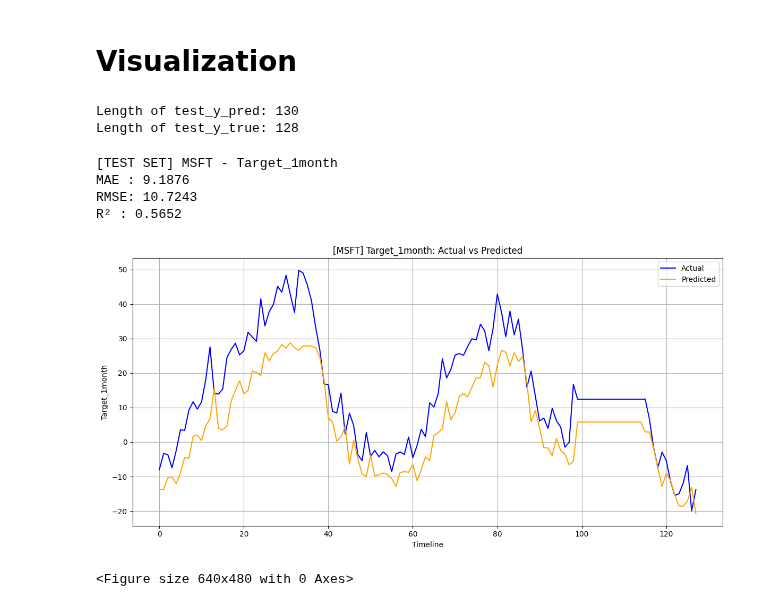
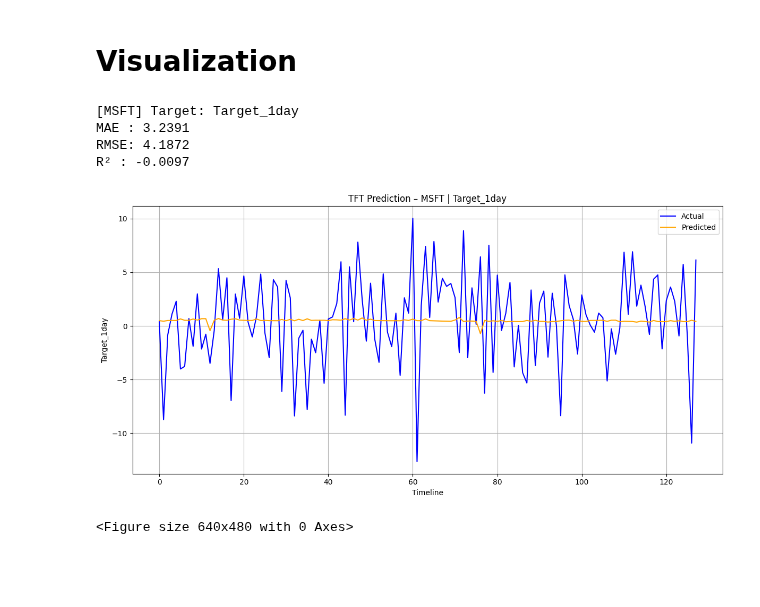
Before and after one commit to ManuelBagasina/DATCapstone, a Jupyter notebook: TFT.ipynb, the cells around one changed output. Drawn from its saved outputs; the diff is of its cells as text; code cells hidden in the pictures; blank space fills up the shorter version.

```diff
--- a/TFT.ipynb
+++ b/TFT.ipynb
@@ -91,11 +89,11 @@ print(target_cols)
 # %%
 # Set parameters
 ticker = "MSFT"            # Companies, can change
-target = "Target_1month"    # Targets, can change
-max_encoder_length = 30    # Lookback period
+target = "Target_1day"    # Targets, can change
+max_encoder_length = 100    # Lookback period
 max_prediction_length = 1
-batch_size = 16
-max_epochs = 20
+batch_size = 32
+max_epochs = 50
 # %%
 # Filter data for the specific ticker
 df_ticker = df[df['Ticker'] == ticker].copy()
@@ -233,3 +142,7 @@ early_stop = pl.callbacks.EarlyStopping(
     verbose=True,
     mode="min"
 )
+# %%
+# train/validation split
+training_cutoff = df_ticker.shape[0] - int(df_ticker.shape[0] * 0.2)  # 80/20 split
+print(f"Training cutoff at index {training_cutoff} (80% of {df_ticker.shape[0]} rows)")
@@ -328,46 +287,38 @@ INFO:lightning.pytorch.accelerators.cuda:LOCAL_RANK: 0 - CUDA_VISIBLE_DEVICES: [
 # %% [markdown]
 # Visualization
-# %%
-# Check lengths first
-print(f"Length of test_y_pred: {len(test_y_pred)}")
-print(f"Length of test_y_true: {len(test_y_true)}")
-# %% [output]
-Length of test_y_pred: 130
-Length of test_y_true: 128
 # %%
-# Handle length mismatch
-min_length = min(len(test_y_true), len(test_y_pred))
-test_y_true = test_y_true[:min_length]
-test_y_pred = test_y_pred[:min_length]
+# Make sure both arrays have the same length
+min_length = min(len(y_true), len(y_pred))
+y_true = y_true[:min_length]
+y_pred = y_pred[:min_length]
 
-# Calculate test metrics
-test_mae = mean_absolute_error(test_y_true, test_y_pred)
-test_rmse = np.sqrt(mean_squared_error(test_y_true, test_y_pred))
-test_r2 = r2_score(test_y_true, test_y_pred)
+# Now calculate metrics
+mae = mean_absolute_error(y_true, y_pred)
+rmse = np.sqrt(mean_squared_error(y_true, y_pred))
+r2 = r2_score(y_true, y_pred)
 
-print(f"\n[TEST SET] {ticker} - {target}")
-print(f"MAE : {test_mae:.4f}")
-print(f"RMSE: {test_rmse:.4f}")
-print(f"R² : {test_r2:.4f}")
+print(f"\n[{ticker}] Target: {target}")
+print(f"MAE : {mae:.4f}")
+print(f"RMSE: {rmse:.4f}")
+print(f"R² : {r2:.4f}")
 # %% [output]
-[TEST SET] MSFT - Target_1month
-MAE : 9.1876
-RMSE: 10.7243
-R² : 0.5652
+[MSFT] Target: Target_1day
+MAE : 3.2391
+RMSE: 4.1872
+R² : -0.0097
 # %%
-# Visualization for test set
+# Visualization with a single line for actual and predicted
 plt.figure(figsize=(12, 6))
-plt.plot(test_y_true, label='Actual', color='blue')
-plt.plot(test_y_pred, label='Predicted', color='orange')
-plt.title(f'[{ticker}] {target}: Actual vs Predicted')
+plt.plot(y_true, label='Actual', color='blue')
+plt.plot(y_pred, label='Predicted', color='orange')
+plt.title(f"TFT Prediction – {ticker} | {target}")
 plt.xlabel('Timeline')
 plt.ylabel(target)
 plt.legend()
 plt.grid(True)
 plt.tight_layout()
-plt.show()
 # %% [output]
-[figure, old version]
+[figure, new version]
 # %%
 # Save the plot
 filename = f'msft_tft_{target}.png'
```
Also changed, not shown: parts of 16 cells of this notebook.
